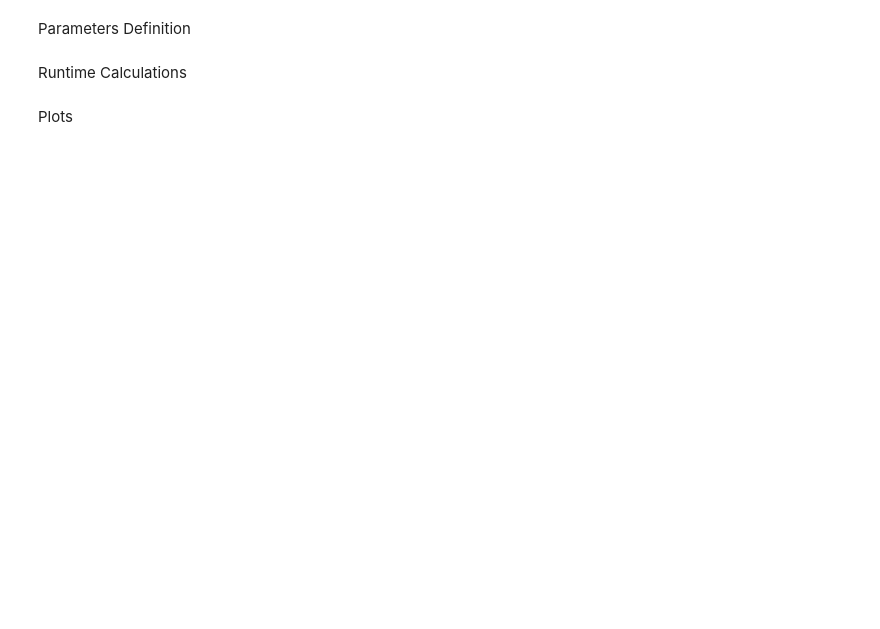
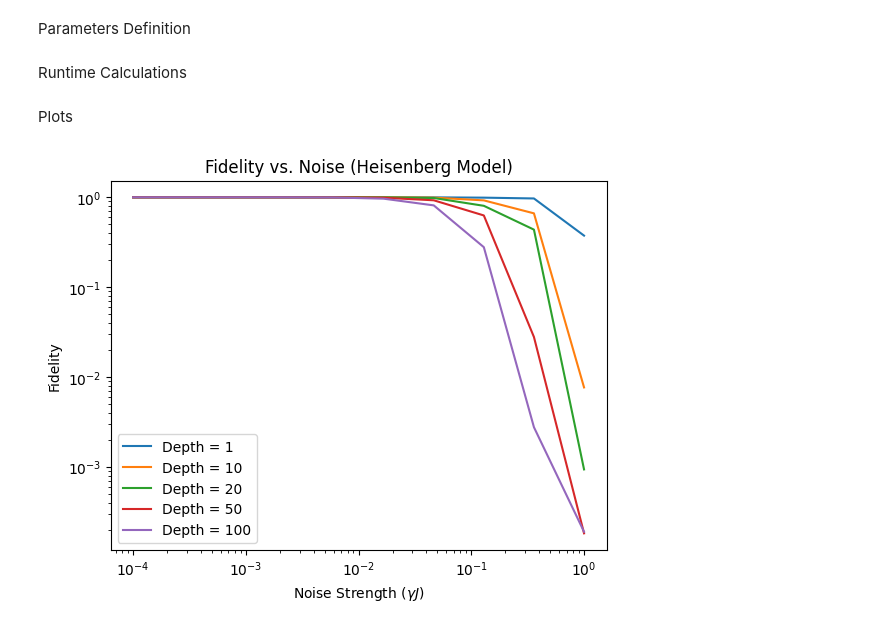
Before and after one commit to aaronleesander/QHack2023, a Jupyter notebook: experiments/fidelity_analysis.ipynb, the cells around one changed output. Drawn from its saved outputs; the diff is of its cells as text; code cells hidden in the pictures; blank space fills up the shorter version.

Commit message:
created plot for fidelity with changing depth

```diff
--- a/experiments/fidelity_analysis.ipynb
+++ b/experiments/fidelity_analysis.ipynb
@@ -8,7 +8,7 @@ from src.plots import plot_fidelities_vs_noise
 # %% [markdown]
 Parameters Definition
 # %%
-wires = 5
+wires = 10
 couplings = {"J_xx": 1, "J_yy": 1, "J_zz": 1, "h": 0.5}
 T = 1
 depth = 100
@@ -23,3 +23,20 @@ fidelities = calculate_heisenberg_fidelity_vs_noise("lightning.qubit", wires, co
 Plots
 # %%
 plot_fidelities_vs_noise(noise_strength_list, fidelities, depth)
+# %%
+wires = 10
+couplings = {"J_xx": 1, "J_yy": 1, "J_zz": 1, "h": 0.5}
+T = 1
+depth_list = [1, 10, 20, 50, 100]
+
+noise_probability = T/depth_list[-1]
+noise_strength_list = np.logspace(-4, 0, 10)
+# %%
+fidelities_list = []
+for depth in depth_list:
+    fidelities = calculate_heisenberg_fidelity_vs_noise("lightning.qubit", wires, couplings, T, depth, noise_probability, noise_strength_list)
+    fidelities_list.append(fidelities)
+# %%
+plot_fidelities_vs_noise_changing_depth(noise_strength_list, fidelities_list, depth_list)
+# %% [output]
+[figure, added]
```
Also changed, not shown: parts of 1 cell of this notebook, 1 other file.
